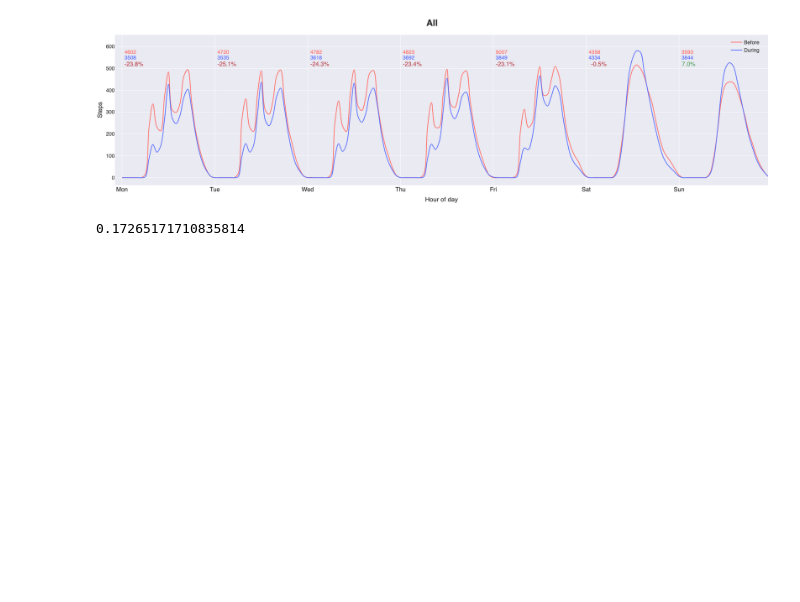
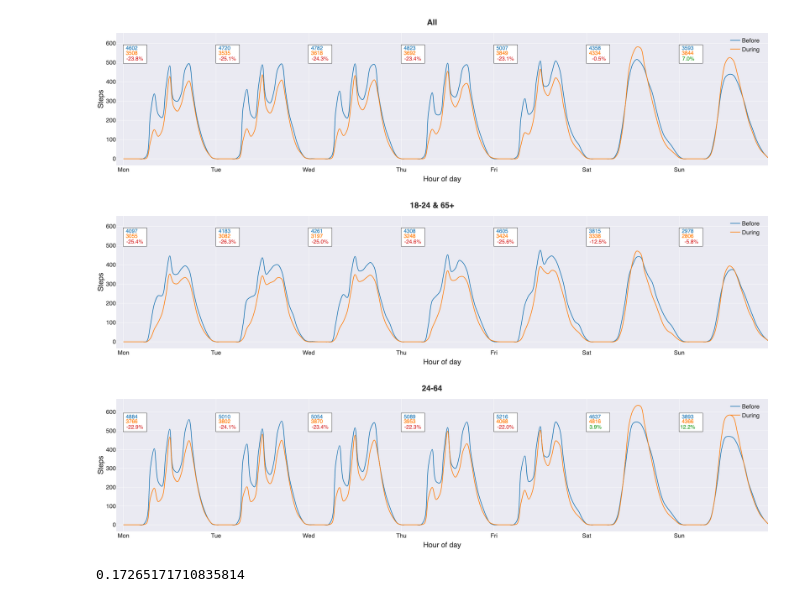
Before and after one commit to hci-gu/wfh-movement-jupyter, a Jupyter notebook: notebooks/WeekBreakdown.ipynb, the cells around one changed output. Cells and saved outputs as stored; diff of their text form; code cells hidden in the pictures; blank space fills up the shorter version.

```diff
--- a/notebooks/WeekBreakdown.ipynb
+++ b/notebooks/WeekBreakdown.ipynb
@@ -21,4 +22,5 @@ init_notebook_mode(connected=True)
 # Use Plotly locally
 cf.go_offline()
 # %%
-%store -r df
+%store -r week_df
+df = week_df
@@ -76,56 +102,12 @@ def week_list():
 # %%
-%run global.ipynb
-
 # users = df[df['work_age'] == True]
-users = df
-steps = users.groupby(['hour','series', 'period']).median().unstack('series')['steps'].mean(axis=1).reset_index().groupby(['hour', 'period']).sum().unstack('period')[0]
-plot = steps.plot.line(markers=False, line_shape="spline", height=400, title=format_title("All"), color_discrete_sequence=[before_color, during_color])
-
-ranges = week_list()
-
-plot.update_layout(xaxis = dict(
-    tickvals = [0, 24, 48,72,96,120,144],
-    ticktext = ['Mon', 'Tue', 'Wed', 'Thu', 'Fri', 'Sat', 'Sun']
-), yaxis_title="Steps", xaxis_title="Hour of day", legend_title=None)
-
-weekday_dec = 0
-weekend_dec = 0
-
-diffs = []
-
-for range in ranges:
-    start = range['start']
-    end = range['end']
-    stepsBefore = steps['Before'][start:end].sum()
-    stepsAfter = steps['During'][start:end].sum()
-    diffs.append(stepsAfter - stepsBefore)
-    if start == 0:
-        weekday_dec = stepsAfter - stepsBefore
-    else:
-        weekend_dec = stepsAfter - stepsBefore
-
-    annotate_diff(plot, start + 2, 500, 50, '', stepsBefore, stepsAfter)
-    # plot.add_vrect(x0=start, x1=end - 1, opacity=0.15, layer="below", line_width=2, line_dash="dash")
-
-#diff = weekend_dec + weekday_dec
-#plot.add_annotation(x=146, y=700, text='{:10.0f} (weekday)'.format(weekday_dec), showarrow=False, font=dict(
-#    color='black',
-#    size=14,
-#))
-#plot.add_annotation(x=146, y=650, text='{:10.0f} (weekend)'.format(weekend_dec), showarrow=False, font=dict(
-#    color='black',
-#    size=14,
-#))
-#plot.add_annotation(x=140, y=600, text='{:10.0f}'.format(diff), showarrow=False, font=dict(
-#    color='black',
-#    size=14,
-#))
-
-style_plot(plot)
-
-plot.show()
+show_plot(df, 'All')
+show_plot(df[df['work_age'] == False], '18-24 & 65+')
+show_plot(df[df['work_age'] == True], '24-64')
 # %% [output]
-[figure, old version]
+[figure, new version]
+[figure, added]
+[figure, added]
 # %%
 avgBefore = (4602 + 4720 + 4782 + 4823 + 5007 + 4358 + 3593) / 7
 avgAfter = (3508 + 3535 + 3618 + 3692 + 3849 + 4334 + 3844) / 7
```
Also changed, not shown: parts of 9 cells of this notebook, 4 other files.
